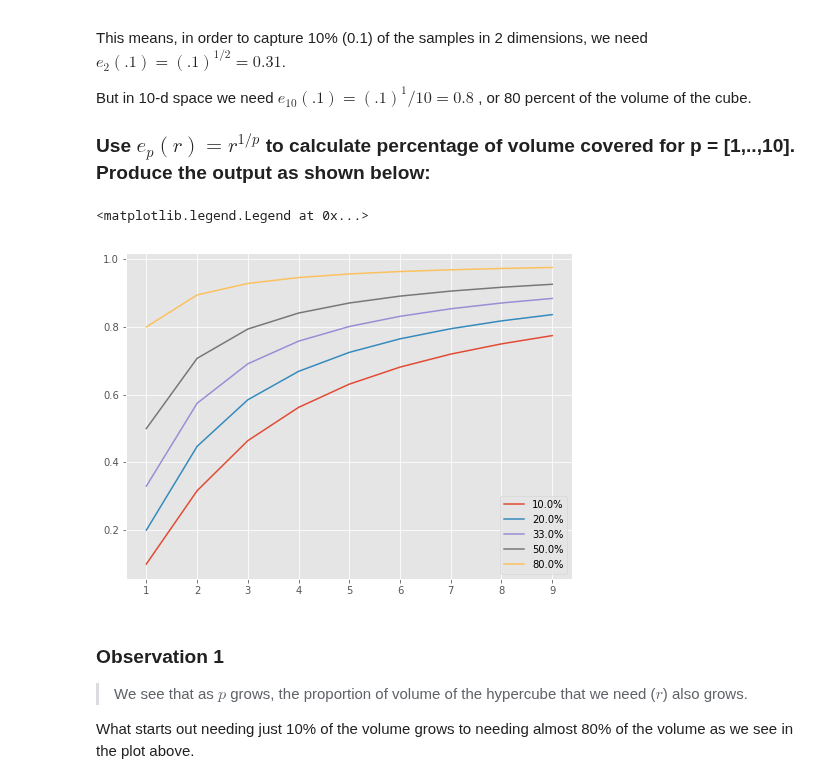
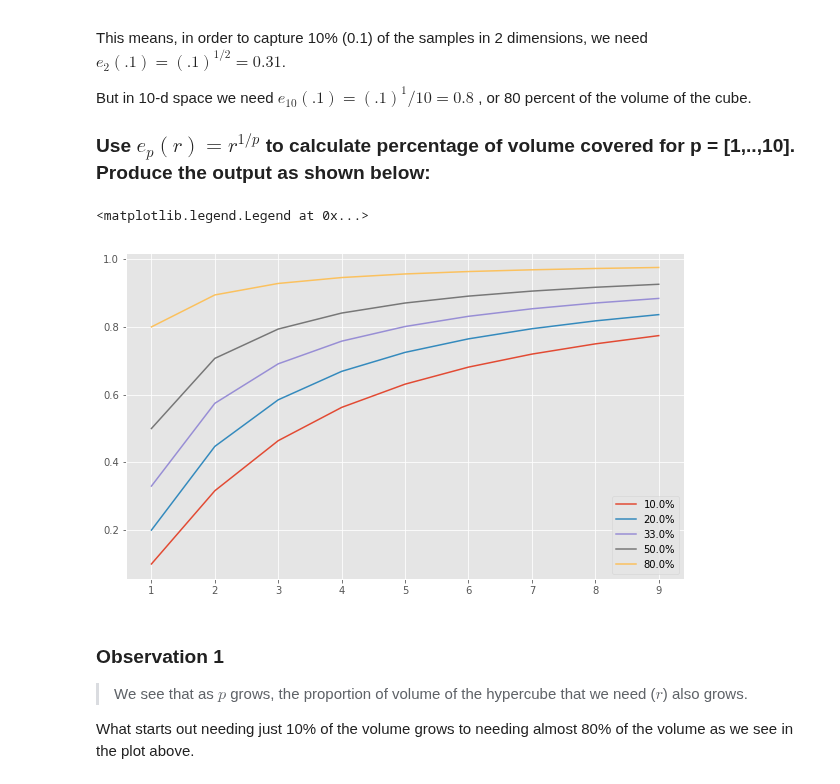
Before and after one commit to briansrebrenik/dsc-3-34-03-curse-of-dimensionality-simulation-lab-nyc-career-ds-102218, a Jupyter notebook: index.ipynb, the cells around one changed output. Drawn from its saved outputs; the diff is of its cells as text; code cells hidden in the pictures.

```diff
--- a/index.ipynb
+++ b/index.ipynb
@@ -79,13 +79,13 @@ But in 10-d space we need $e_10(.1)=(.1)^1/10=0.8$ , or 80 percent of the volume
 # %%
 # Your code here
 r = [.1,.2,.33,.5,.8]
-plt.figure(figsize=(8,6))
+plt.figure(figsize=(10, 6))
 for i in r:
     plt.plot(range(1,10), [i**(1/x) for x in range(1,10)], label=f'{i*100}%')
 plt.legend()
 # %% [output]
 <matplotlib.legend.Legend at 0x...>
-[figure, old version]
+[figure, new version]
 # %% [markdown]
 ### Observation 1
 > We see that as   $p$  grows, the proportion of volume of the hypercube that we need ($r$) also grows.
```
